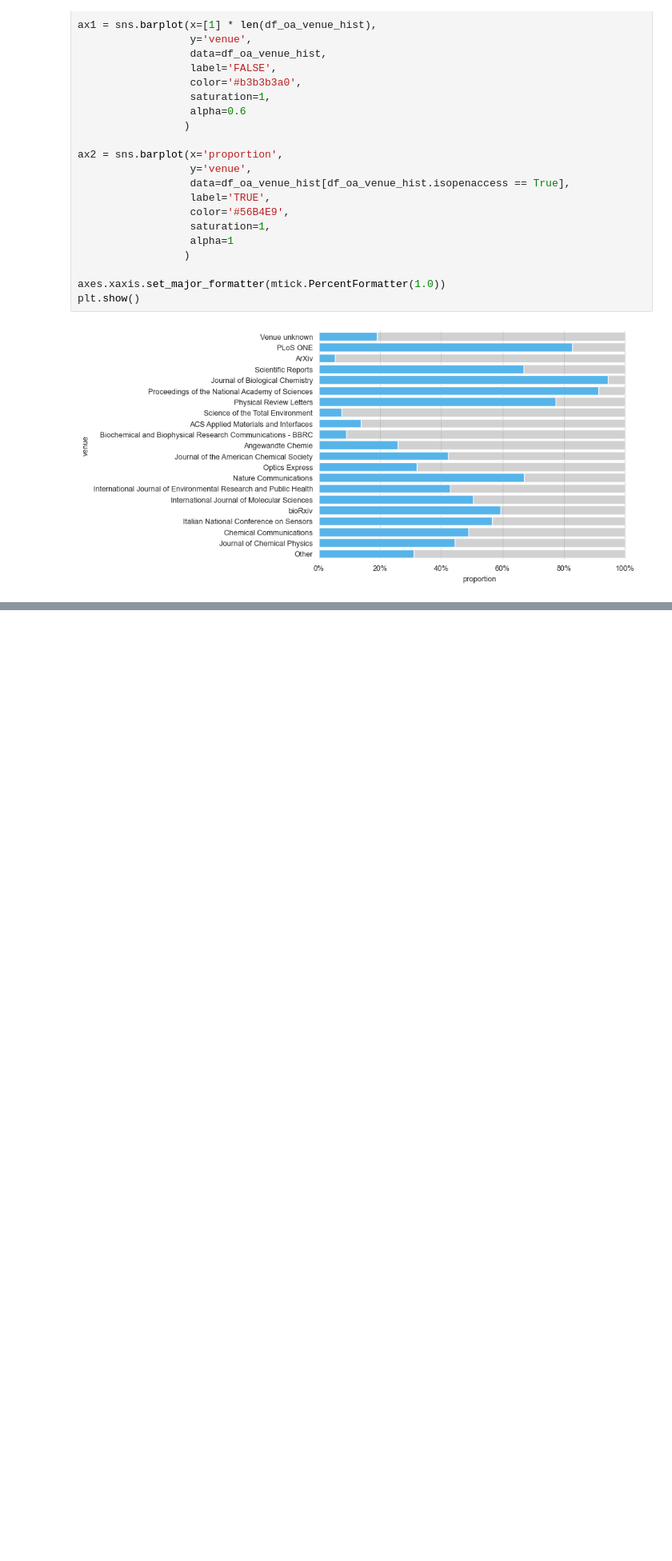
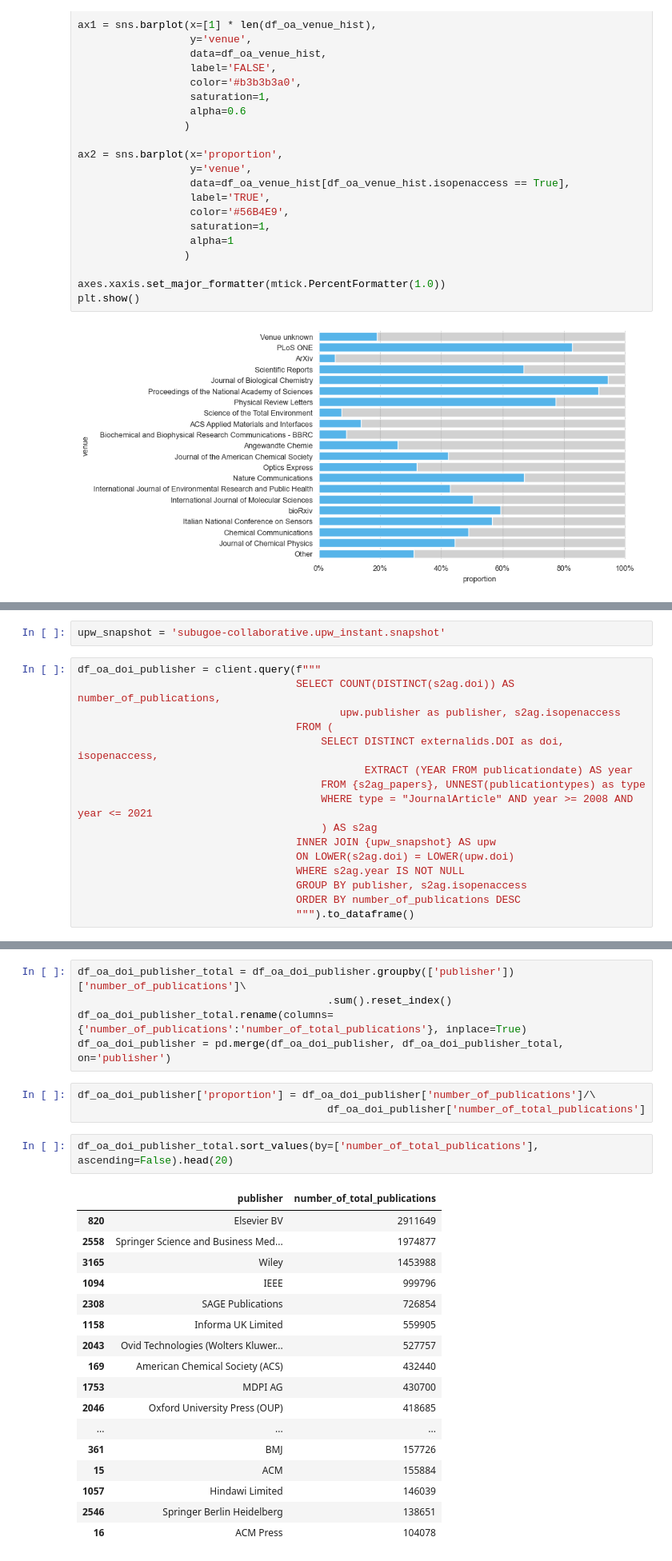
Before and after one commit to naustica/MA, a Jupyter notebook: Codebook.ipynb, the cells around one changed output, grey strips where cells are left out. Shown at 80% size. Saved outputs shown, nothing was run; the diff lists cells and outputs as text; blank space fills up the shorter version.

```diff
--- a/Codebook.ipynb
+++ b/Codebook.ipynb
@@ -541,0 +593,18 @@ plt.show()
+# %%
+upw_snapshot = 'subugoe-collaborative.upw_instant.snapshot'
+# %%
+df_oa_doi_publisher = client.query(f"""
+                                   SELECT COUNT(DISTINCT(s2ag.doi)) AS number_of_publications,
+                                          upw.publisher as publisher, s2ag.isopenaccess
+                                   FROM (
+                                       SELECT DISTINCT externalids.DOI as doi, isopenaccess,
+                                              EXTRACT (YEAR FROM publicationdate) AS year
+                                       FROM {s2ag_papers}, UNNEST(publicationtypes) as type
+                                       WHERE type = "JournalArticle" AND year >= 2008 AND year <= 2021
+                                       ) AS s2ag
+                                   INNER JOIN {upw_snapshot} AS upw
+                                   ON LOWER(s2ag.doi) = LOWER(upw.doi)
+                                   WHERE s2ag.year IS NOT NULL
+                                   GROUP BY publisher, s2ag.isopenaccess
+                                   ORDER BY number_of_publications DESC
+                                   """).to_dataframe()
@@ -541,0 +619,28 @@ plt.show()
+# %%
+df_oa_doi_publisher_total = df_oa_doi_publisher.groupby(['publisher'])['number_of_publications']\
+                                        .sum().reset_index()
+df_oa_doi_publisher_total.rename(columns={'number_of_publications':'number_of_total_publications'}, inplace=True)
+df_oa_doi_publisher = pd.merge(df_oa_doi_publisher, df_oa_doi_publisher_total, on='publisher')
+# %%
+df_oa_doi_publisher['proportion'] = df_oa_doi_publisher['number_of_publications']/\
+                                        df_oa_doi_publisher['number_of_total_publications']
+# %%
+df_oa_doi_publisher_total.sort_values(by=['number_of_total_publications'], ascending=False).head(20)
+# %% [output]
+|  | publisher | number_of_total_publications |
+| 820 | Elsevier BV | 2911649 |
+| 2558 | Springer Science and Business Med... | 1974877 |
+| 3165 | Wiley | 1453988 |
+| 1094 | IEEE | 999796 |
+| 2308 | SAGE Publications | 726854 |
+| 1158 | Informa UK Limited | 559905 |
+| 2043 | Ovid Technologies (Wolters Kluwer... | 527757 |
+| 169 | American Chemical Society (ACS) | 432440 |
+| 1753 | MDPI AG | 430700 |
+| 2046 | Oxford University Press (OUP) | 418685 |
+| ... | ... | ... |
+| 361 | BMJ | 157726 |
+| 15 | ACM | 155884 |
+| 1057 | Hindawi Limited | 146039 |
+| 2546 | Springer Berlin Heidelberg | 138651 |
+| 16 | ACM Press | 104078 |
```
Also changed, not shown: parts of 15 cells of this notebook.
